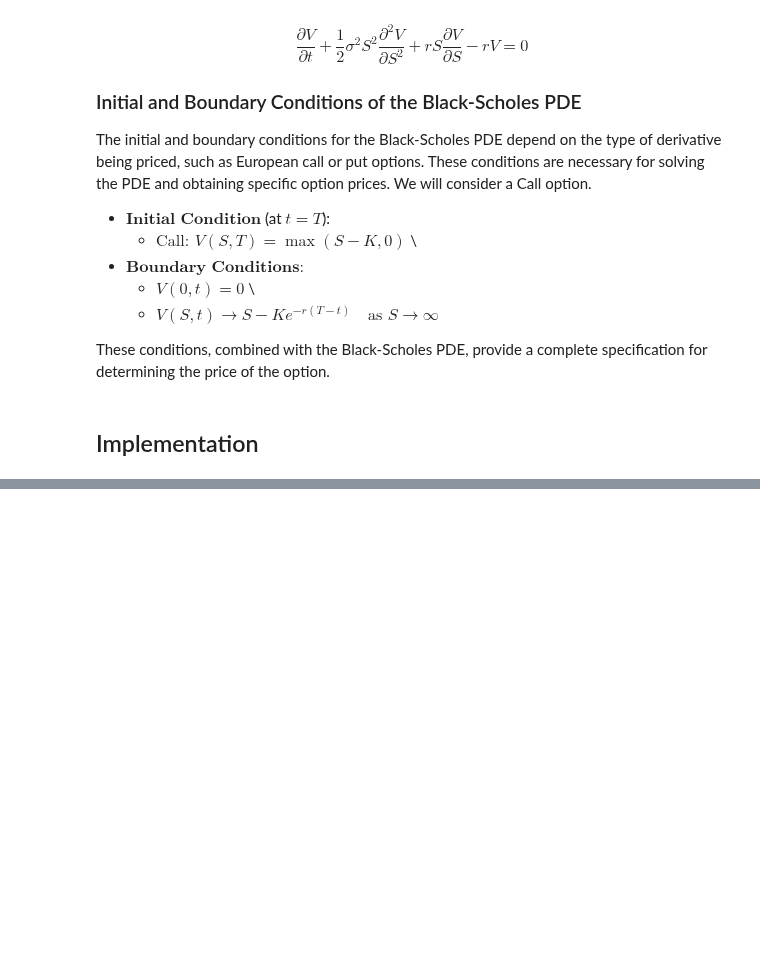
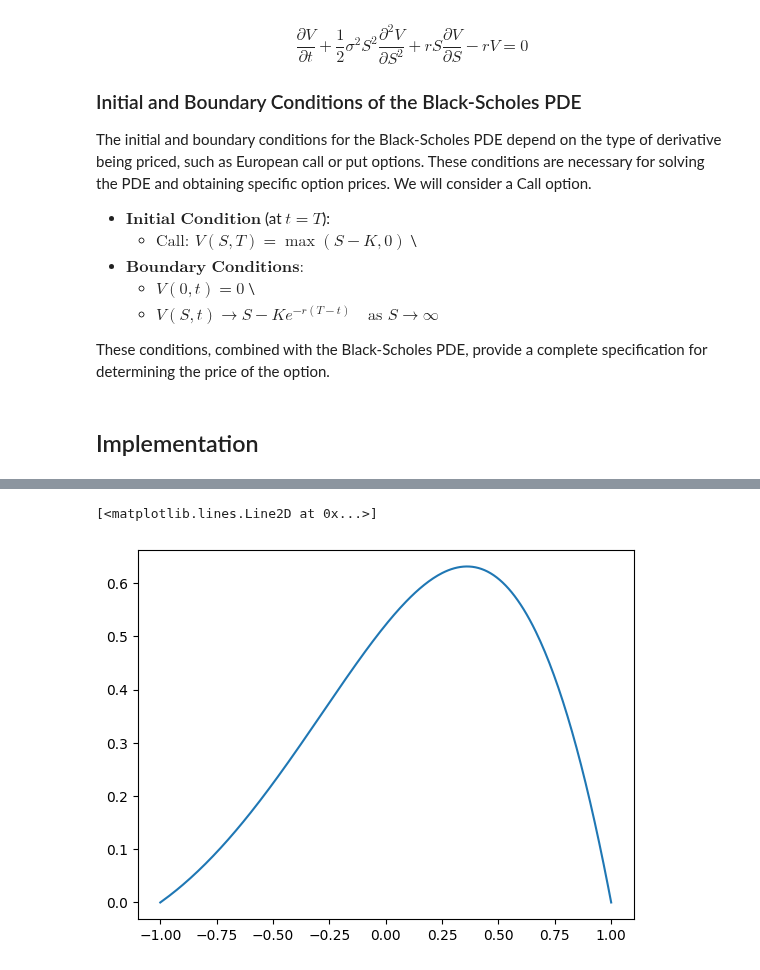
Before and after one commit to aderdouri/PINNs, a Jupyter notebook: Tutorials/PDE_Solvers.ipynb, the cells around one changed output, grey strips where cells are left out. Cells and saved outputs as stored; diff of their text form; code cells hidden in the pictures; blank space fills up the shorter version.

```diff
--- a/Tutorials/PDE_Solvers.ipynb
+++ b/Tutorials/PDE_Solvers.ipynb
@@ -436,0 +59,41 @@ plt.show()
+# %%
+d = 1
+mu = 2
+r = 3
+
+def second_order_coeff_fn(t, grid):
+  return [[-d]]
+
+def first_order_coeff_fn(t, grid):
+  return [mu]
+
+def zeroth_order_coeff_fn(t, grid):
+  return -r
+# %%
+variance = 0.2
+xs = grid[0]
+initial_value_grid = (tf.math.exp(-xs**2 / (2 * variance)) / tf.math.sqrt(2 * np.pi * variance))
+# %%
+t_0 = 0
+t_1 = 1
+num_time_steps = 100
+# %%
+result_value_grid, final_grid, end_time, steps_performed = (
+    pde.fd_solvers.solve_forward(
+        start_time=t_0,
+        end_time=t_1,
+        num_steps=num_time_steps,
+        coord_grid=grid,
+        values_grid=initial_value_grid,
+        second_order_coeff_fn=second_order_coeff_fn,
+        first_order_coeff_fn=first_order_coeff_fn,
+        zeroth_order_coeff_fn=zeroth_order_coeff_fn))
+# %%
+import matplotlib.pyplot as plt
+
+xs = final_grid[0].numpy()
+vs = result_value_grid.numpy()
+plt.plot(xs, vs)
+# %% [output]
+[<matplotlib.lines.Line2D at 0x...>]
+[figure, added]
```
Also changed, not shown: parts of 19 cells of this notebook.
